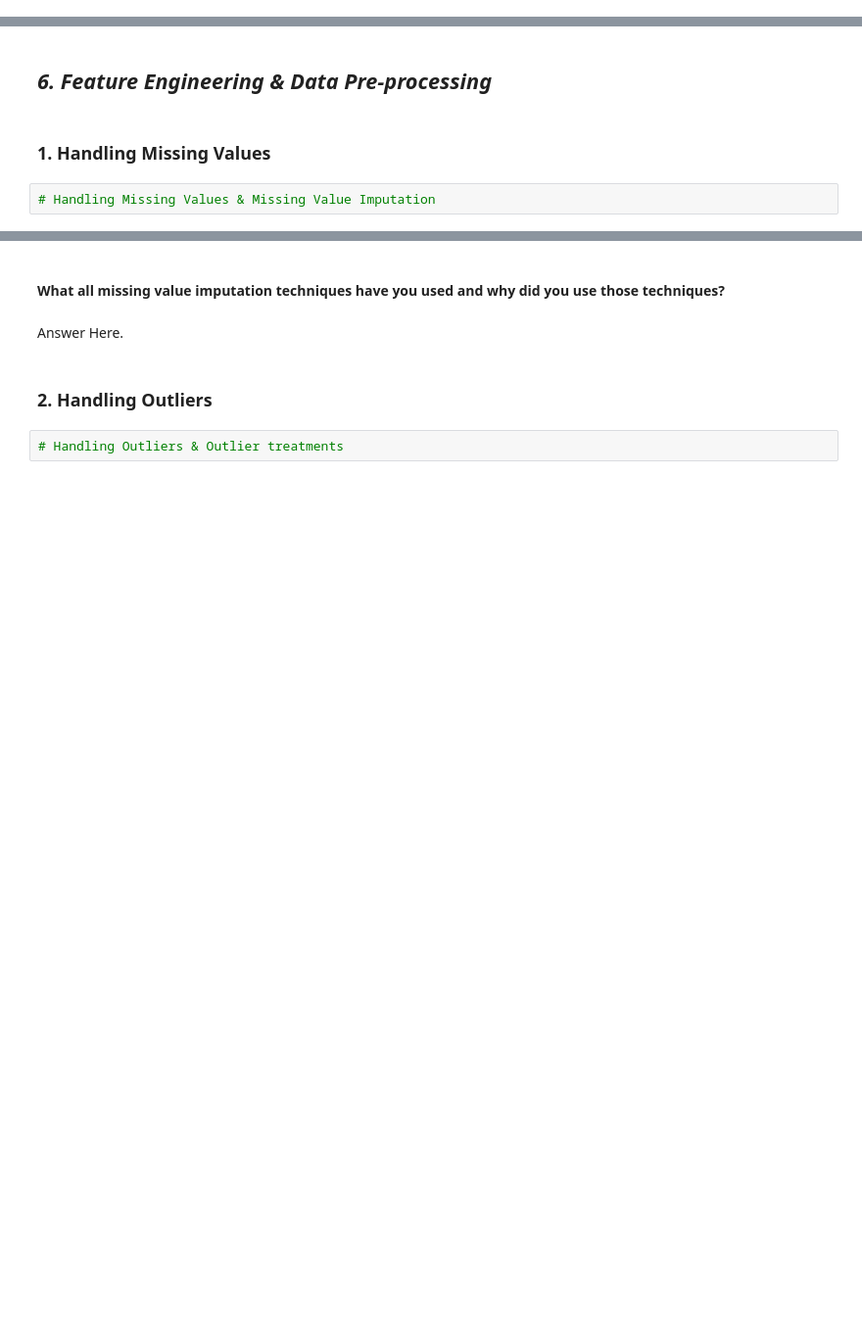
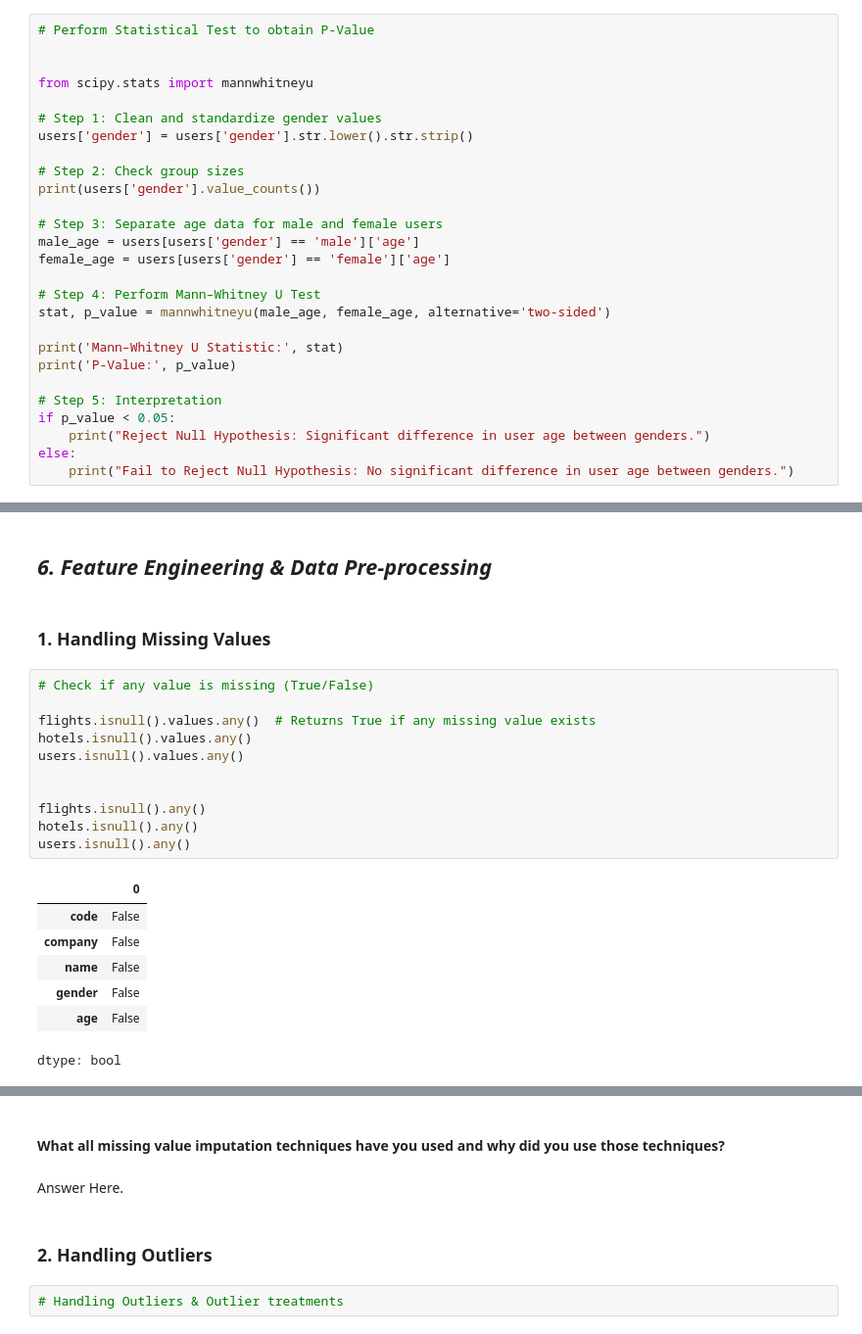
Before and after one commit to Rohan1-tech/Airbnb-Booking-Data-Analysis, a Jupyter notebook: Productionization_of_ML_Systems.ipynb, the cells around one changed output, grey strips where cells are left out. Shown at 98% size. Saved outputs shown, nothing was run; the diff lists cells and outputs as text; blank space fills up the shorter version.

```diff
--- a/Productionization_of_ML_Systems.ipynb
+++ b/Productionization_of_ML_Systems.ipynb
@@ -1285,0 +1292,27 @@ Answer Here.
+# %%
+# Perform Statistical Test to obtain P-Value
+
+
+from scipy.stats import mannwhitneyu
+
+# Step 1: Clean and standardize gender values
+users['gender'] = users['gender'].str.lower().str.strip()
+
+# Step 2: Check group sizes
+print(users['gender'].value_counts())
+
+# Step 3: Separate age data for male and female users
+male_age = users[users['gender'] == 'male']['age']
+female_age = users[users['gender'] == 'female']['age']
+
+# Step 4: Perform Mann–Whitney U Test
+stat, p_value = mannwhitneyu(male_age, female_age, alternative='two-sided')
+
+print('Mann–Whitney U Statistic:', stat)
+print('P-Value:', p_value)
+
+# Step 5: Interpretation
+if p_value < 0.05:
+    print("Reject Null Hypothesis: Significant difference in user age between genders.")
+else:
+    print("Fail to Reject Null Hypothesis: No significant difference in user age between genders.")
@@ -1295,5 +1341,22 @@ Answer Here.
 ## ***6. Feature Engineering & Data Pre-processing***
 # %% [markdown]
 ### 1. Handling Missing Values
-# %%
-# Handling Missing Values & Missing Value Imputation
+# %%
+# Check if any value is missing (True/False)
+
+flights.isnull().values.any()  # Returns True if any missing value exists
+hotels.isnull().values.any()
+users.isnull().values.any()
+
+
+flights.isnull().any()
+hotels.isnull().any()
+users.isnull().any()
+# %% [output]
+|  | 0 |
+| code | False |
+| company | False |
+| name | False |
+| gender | False |
+| age | False |
+dtype: bool
```
Also changed, not shown: parts of 13 cells of this notebook.
